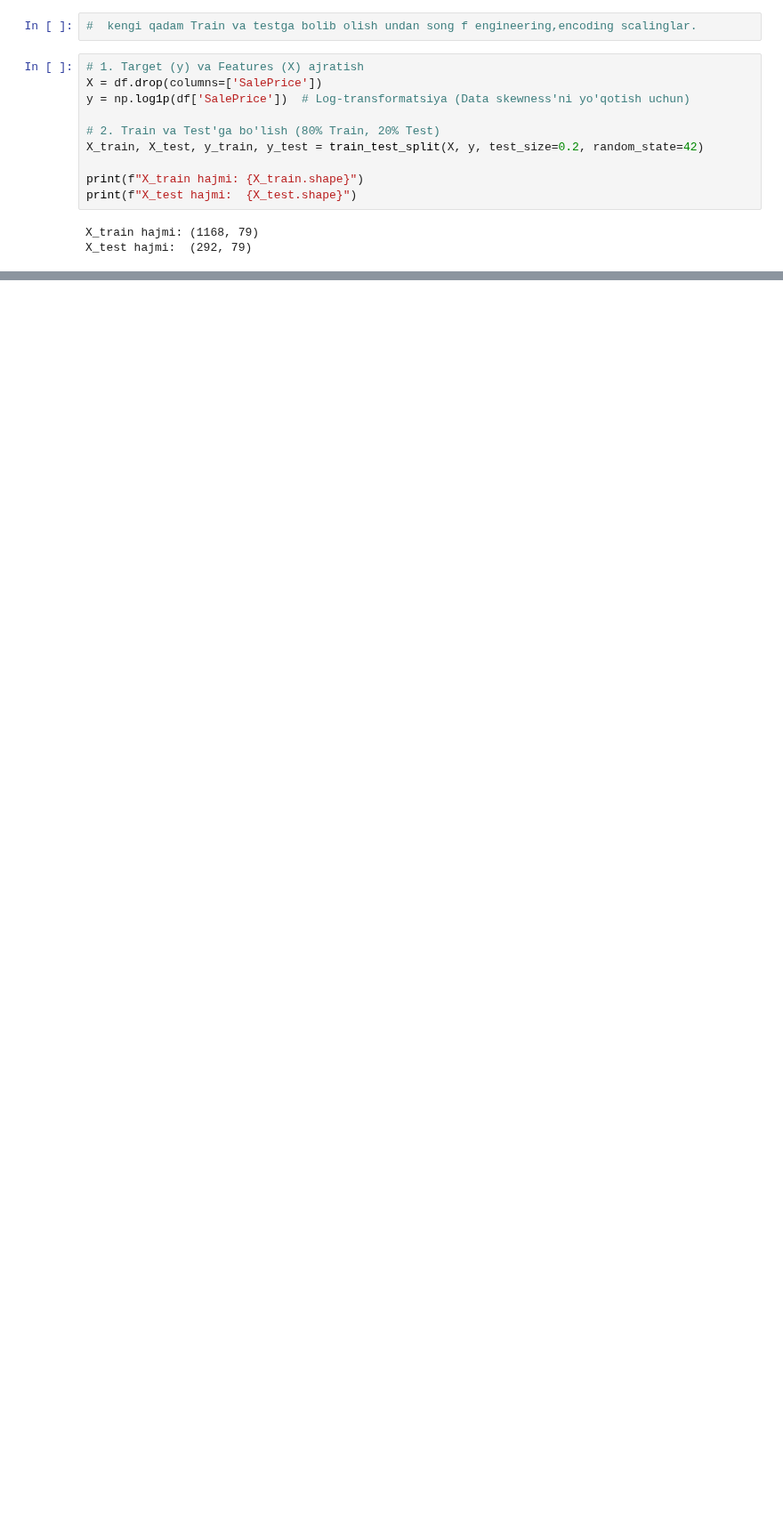
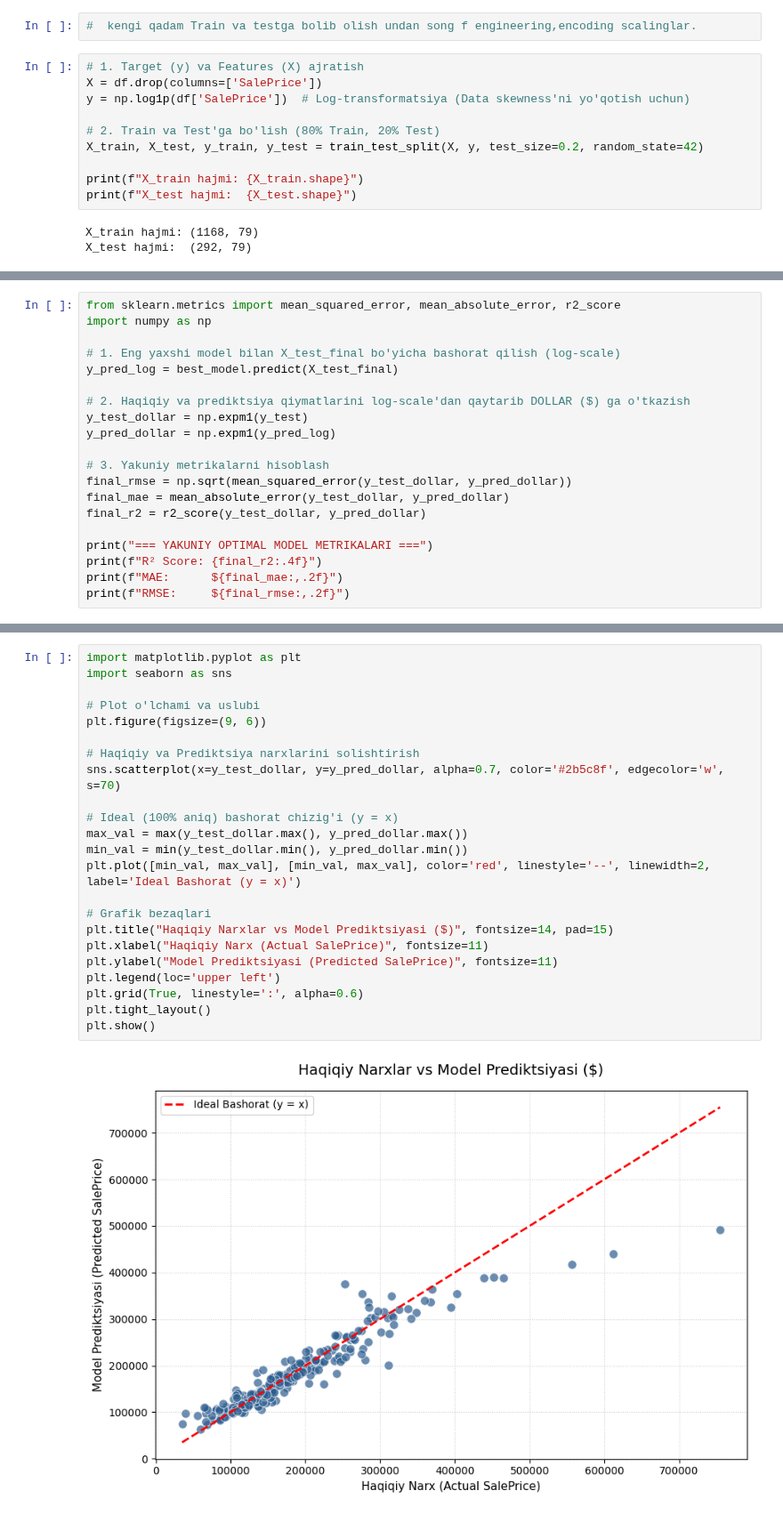
Before and after one commit to sevaradevoloper/machine-learning-class-work, a Jupyter notebook: Houseprice.ipynb, the cells around one changed output, grey strips where cells are left out. Shown at 89% size. Drawn from its saved outputs; the diff is of its cells as text; blank space fills up the shorter version.

```diff
--- a/Houseprice.ipynb
+++ b/Houseprice.ipynb
@@ -472,0 +597,20 @@ X_test_final shakli:  (292, 264)
+# %%
+from sklearn.metrics import mean_squared_error, mean_absolute_error, r2_score
+import numpy as np
+
+# 1. Eng yaxshi model bilan X_test_final bo'yicha bashorat qilish (log-scale)
+y_pred_log = best_model.predict(X_test_final)
+
+# 2. Haqiqiy va prediktsiya qiymatlarini log-scale'dan qaytarib DOLLAR ($) ga o'tkazish
+y_test_dollar = np.expm1(y_test)
+y_pred_dollar = np.expm1(y_pred_log)
+
+# 3. Yakuniy metrikalarni hisoblash
+final_rmse = np.sqrt(mean_squared_error(y_test_dollar, y_pred_dollar))
+final_mae = mean_absolute_error(y_test_dollar, y_pred_dollar)
+final_r2 = r2_score(y_test_dollar, y_pred_dollar)
+
+print("=== YAKUNIY OPTIMAL MODEL METRIKALARI ===")
+print(f"R² Score: {final_r2:.4f}")
+print(f"MAE:      ${final_mae:,.2f}")
+print(f"RMSE:     ${final_rmse:,.2f}")
@@ -472,0 +646,25 @@ X_test_final shakli:  (292, 264)
+# %%
+import matplotlib.pyplot as plt
+import seaborn as sns
+
+# Plot o'lchami va uslubi
+plt.figure(figsize=(9, 6))
+
+# Haqiqiy va Prediktsiya narxlarini solishtirish
+sns.scatterplot(x=y_test_dollar, y=y_pred_dollar, alpha=0.7, color='#2b5c8f', edgecolor='w', s=70)
+
+# Ideal (100% aniq) bashorat chizig'i (y = x)
+max_val = max(y_test_dollar.max(), y_pred_dollar.max())
+min_val = min(y_test_dollar.min(), y_pred_dollar.min())
+plt.plot([min_val, max_val], [min_val, max_val], color='red', linestyle='--', linewidth=2, label='Ideal Bashorat (y = x)')
+
+# Grafik bezaqlari
+plt.title("Haqiqiy Narxlar vs Model Prediktsiyasi ($)", fontsize=14, pad=15)
+plt.xlabel("Haqiqiy Narx (Actual SalePrice)", fontsize=11)
+plt.ylabel("Model Prediktsiyasi (Predicted SalePrice)", fontsize=11)
+plt.legend(loc='upper left')
+plt.grid(True, linestyle=':', alpha=0.6)
+plt.tight_layout()
+plt.show()
+# %% [output]
+[figure, added]
```
Also changed, not shown: parts of 14 cells of this notebook.
